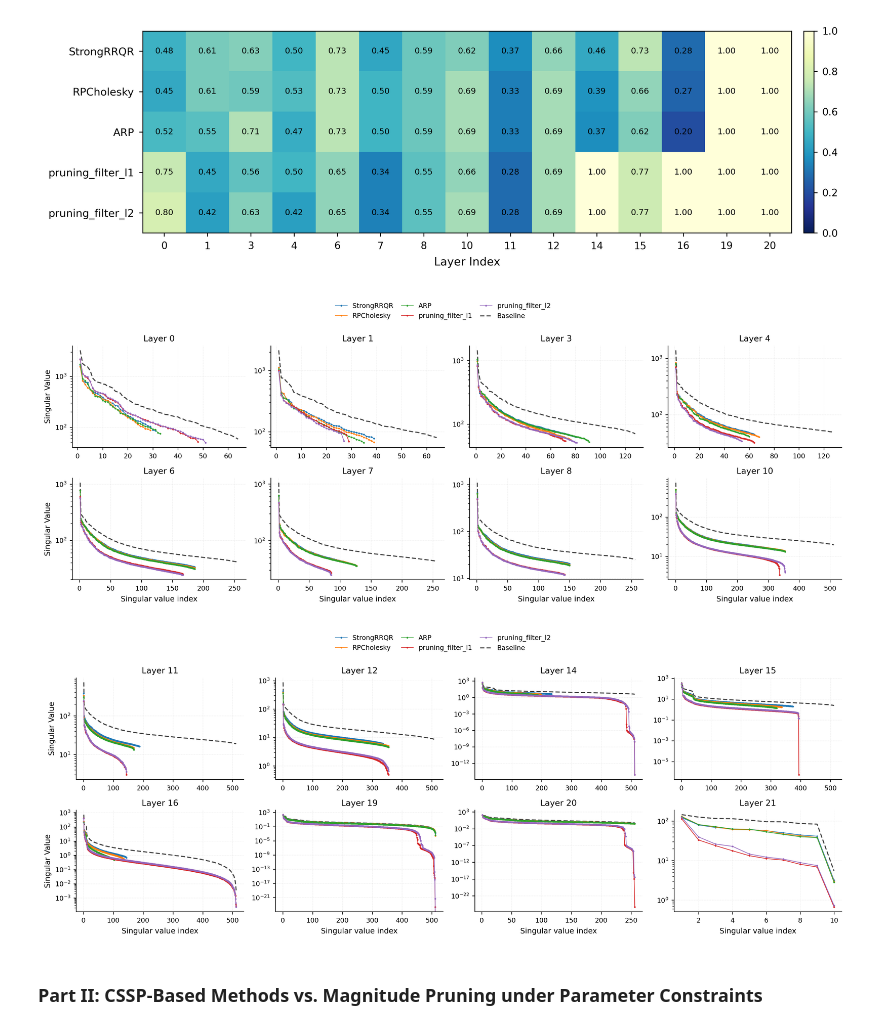
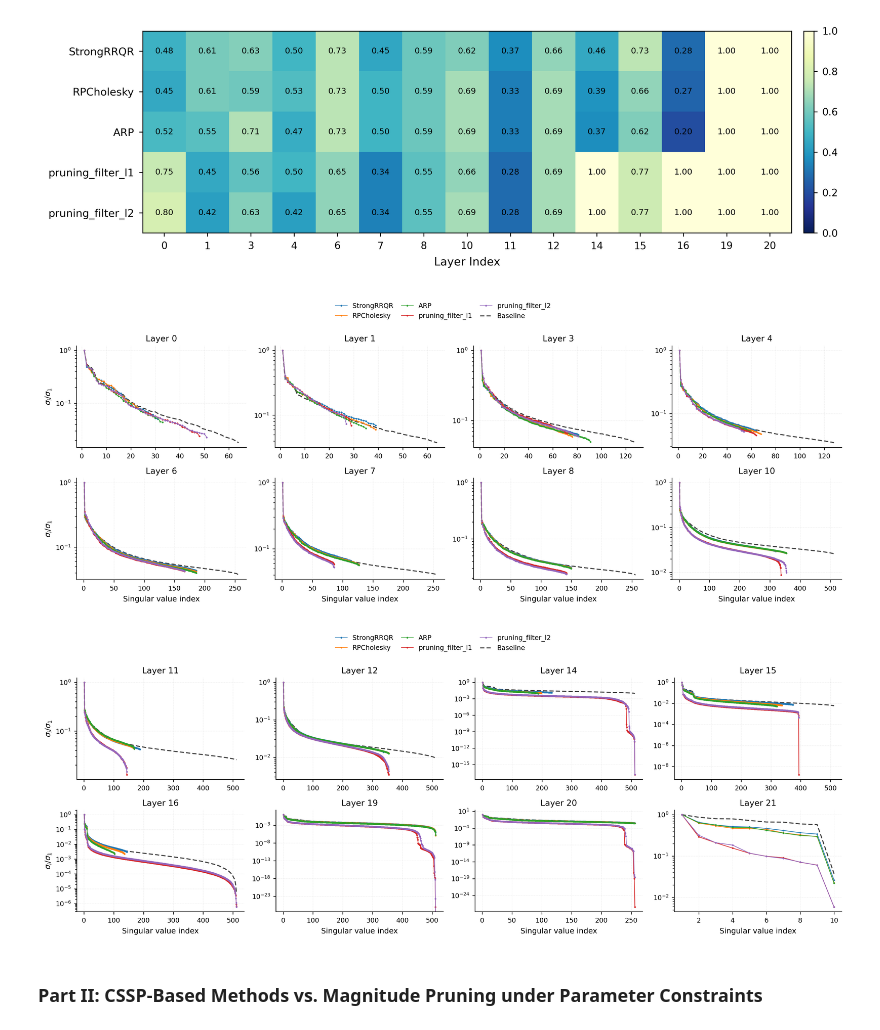
Before and after one commit to yuekai-yan/CSSP_Neural_Networks_Pruning, a Jupyter notebook: CIFAR10.ipynb, the cells around one changed output. Drawn from its saved outputs; the diff is of its cells as text; code cells hidden in the pictures.

```diff
--- a/CIFAR10.ipynb
+++ b/CIFAR10.ipynb
@@ -310,37 +310,37 @@ Plot.plot_layerwise_retention_heatmap(
 # %%
 import importlib
 import Plot as Plot
 import Pruning.pruning_CSSP as pruning_CSSP
 
 importlib.reload(Plot)
 importlib.reload(pruning_CSSP)
 
-singular_values_dict = Plot.plot_singular_values(
+Plot.plot_singular_values(
     pruned_models_dict,
     model3,
     params,
     X,
     layer_ls=[0, 1, 2, 3, 4, 5, 6, 7],
     rho_key="0.30",
     methods=methods_flops,
     log_scale=True,
-    normalize=False,
+    normalize=True,
 )
 
-singular_values_dict = Plot.plot_singular_values(
+Plot.plot_singular_values(
     pruned_models_dict,
     model3,
     params,
     X,
     layer_ls=[8, 9, 10, 11, 12, 14, 15, 16],
     rho_key="0.30",
     methods=methods_flops,
     log_scale=True,
-    normalize=False,
+    normalize=True,
 )
 # %% [output]
-[figure, old version]
+[figure, new version]
-[figure, old version]
+[figure, new version]
 # %% [markdown]
 ### Part II: CSSP-Based Methods vs. Magnitude Pruning under Parameter Constraints
 # %%
```
Also changed, not shown: parts of 3 cells of this notebook.
